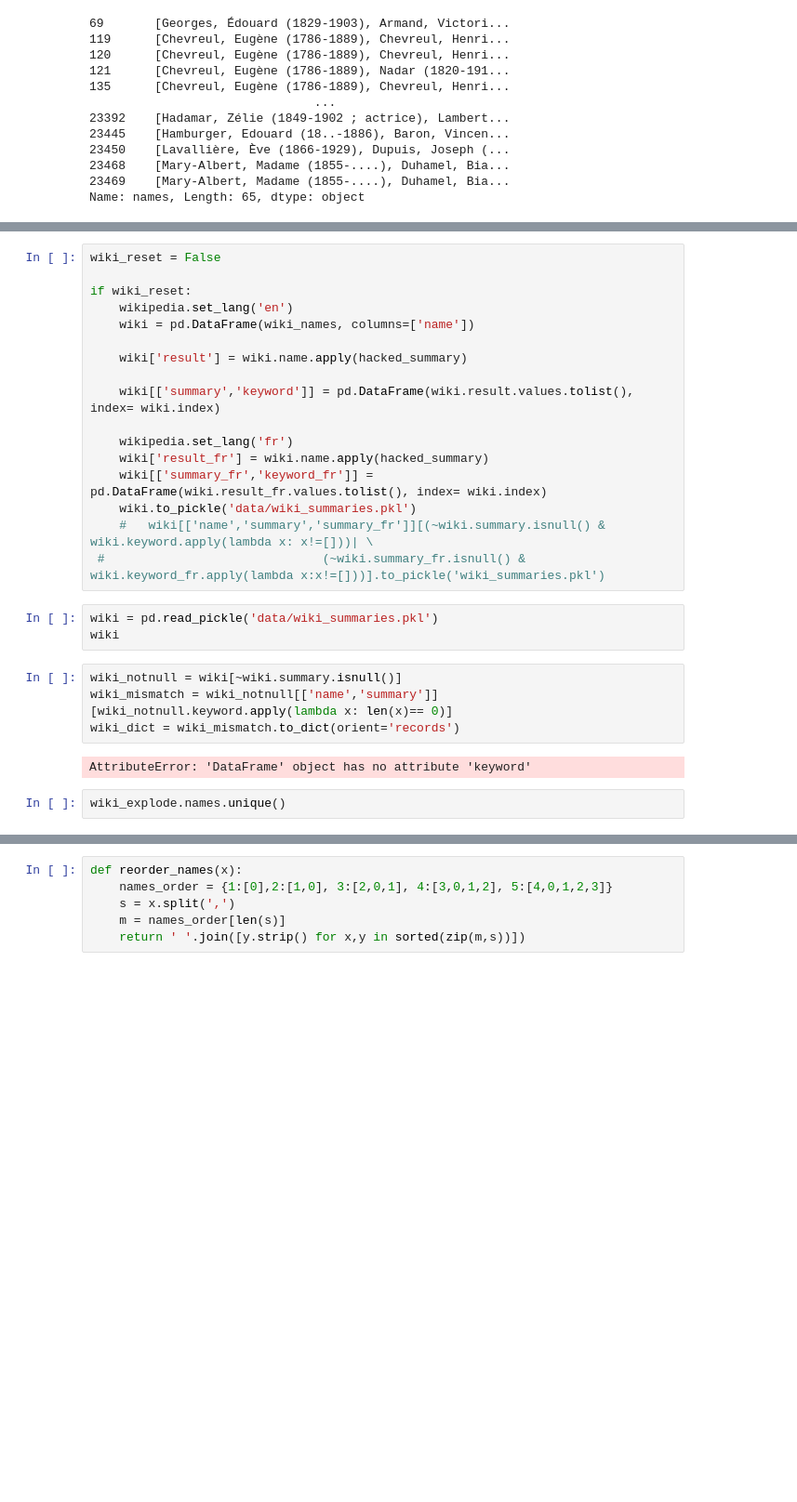
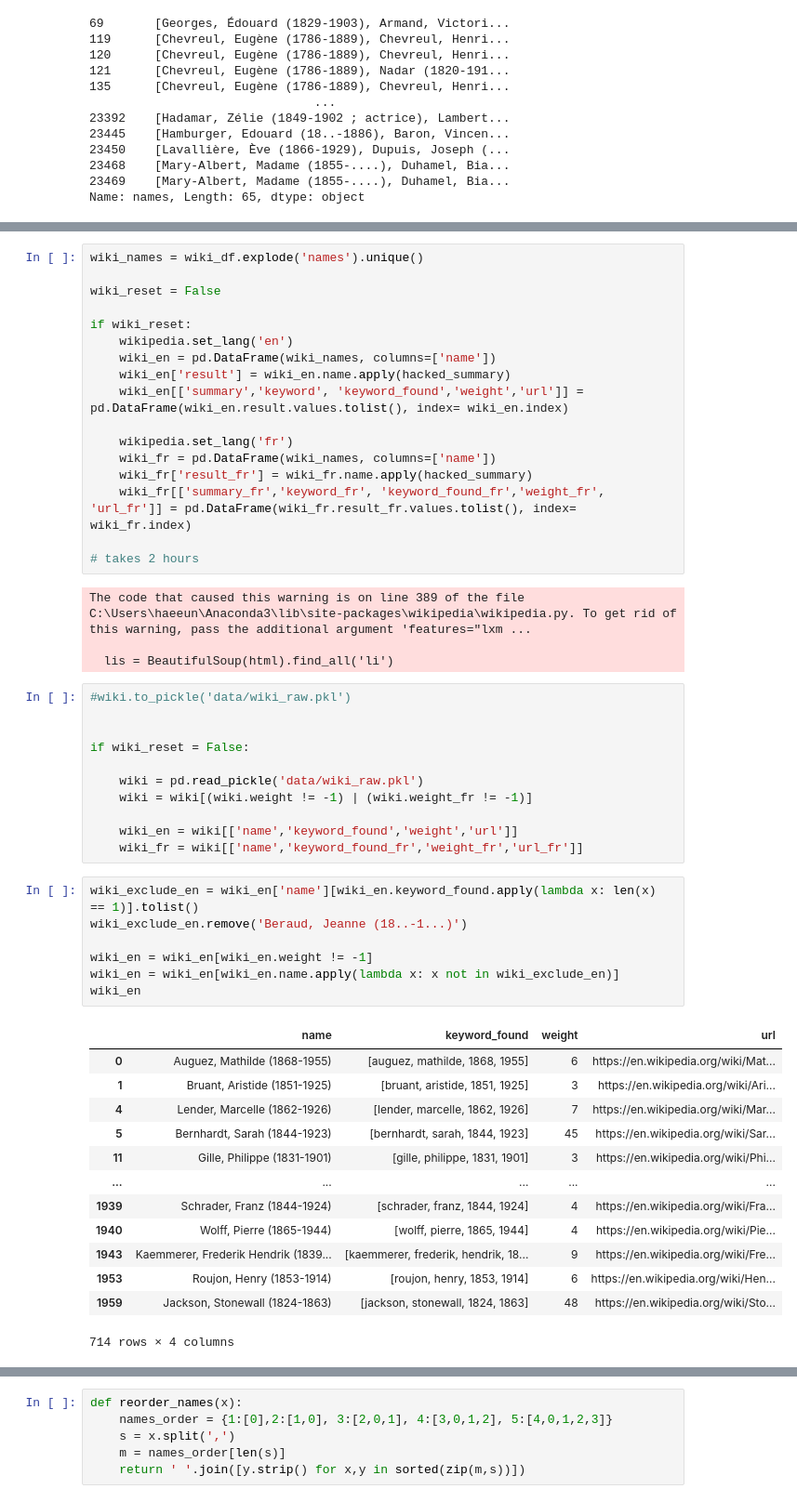
Before and after one commit to liabifano/humans-of-paris-1900, a Jupyter notebook: notebooks/get_tags.ipynb, the cells around one changed output, grey strips where cells are left out. Shown at 93% size. Saved outputs shown, nothing was run; the diff lists cells and outputs as text; blank space fills up the shorter version.

Commit message:
tag wiki description done

```diff
--- a/notebooks/get_tags.ipynb
+++ b/notebooks/get_tags.ipynb
@@ -524,28 +508,53 @@ def hacked_summary(x):
 # %%
+wiki_names = wiki_df.explode('names').unique()
+
 wiki_reset = False
 
 if wiki_reset:
     wikipedia.set_lang('en')
-    wiki = pd.DataFrame(wiki_names, columns=['name'])
-
-    wiki['result'] = wiki.name.apply(hacked_summary)
-
-    wiki[['summary','keyword']] = pd.DataFrame(wiki.result.values.tolist(), index= wiki.index)
+    wiki_en = pd.DataFrame(wiki_names, columns=['name'])
+    wiki_en['result'] = wiki_en.name.apply(hacked_summary)
+    wiki_en[['summary','keyword', 'keyword_found','weight','url']] = pd.DataFrame(wiki_en.result.values.tolist(), index= wiki_en.index)
 
     wikipedia.set_lang('fr')
-    wiki['result_fr'] = wiki.name.apply(hacked_summary)
-    wiki[['summary_fr','keyword_fr']] = pd.DataFrame(wiki.result_fr.values.tolist(), index= wiki.index)
-    wiki.to_pickle('data/wiki_summaries.pkl')
-    #   wiki[['name','summary','summary_fr']][(~wiki.summary.isnull() & wiki.keyword.apply(lambda x: x!=[]))| \
- #                              (~wiki.summary_fr.isnull() & wiki.keyword_fr.apply(lambda x:x!=[]))].to_pickle('wiki_summaries.pkl')
+    wiki_fr = pd.DataFrame(wiki_names, columns=['name'])
+    wiki_fr['result_fr'] = wiki_fr.name.apply(hacked_summary)
+    wiki_fr[['summary_fr','keyword_fr', 'keyword_found_fr','weight_fr', 'url_fr']] = pd.DataFrame(wiki_fr.result_fr.values.tolist(), index= wiki_fr.index)
+
+# takes 2 hours
+# %% [output]
+The code that caused this warning is on line 389 of the file C:\Users\haeeun\Anaconda3\lib\site-packages\wikipedia\wikipedia.py. To get rid of this warning, pass the additional argument 'features="lxm ...
+
+  lis = BeautifulSoup(html).find_all('li')
-# %%
-wiki = pd.read_pickle('data/wiki_summaries.pkl')
-wiki
-# %%
-wiki_notnull = wiki[~wiki.summary.isnull()]
-wiki_mismatch = wiki_notnull[['name','summary']][wiki_notnull.keyword.apply(lambda x: len(x)== 0)]
-wiki_dict = wiki_mismatch.to_dict(orient='records')
-# %% [output]
-AttributeError: 'DataFrame' object has no attribute 'keyword'
-# %%
-wiki_explode.names.unique()
+# %%
+#wiki.to_pickle('data/wiki_raw.pkl')
+
+
+if wiki_reset = False:
+
+    wiki = pd.read_pickle('data/wiki_raw.pkl')
+    wiki = wiki[(wiki.weight != -1) | (wiki.weight_fr != -1)]
+
+    wiki_en = wiki[['name','keyword_found','weight','url']]
+    wiki_fr = wiki[['name','keyword_found_fr','weight_fr','url_fr']]
+# %%
+wiki_exclude_en = wiki_en['name'][wiki_en.keyword_found.apply(lambda x: len(x) == 1)].tolist()
+wiki_exclude_en.remove('Beraud, Jeanne (18..-1...)')
+
+wiki_en = wiki_en[wiki_en.weight != -1]
+wiki_en = wiki_en[wiki_en.name.apply(lambda x: x not in wiki_exclude_en)]
+wiki_en
+# %% [output]
+|  | name | keyword_found | weight | url |
+| 0 | Auguez, Mathilde (1868-1955) | [auguez, mathilde, 1868, 1955] | 6 | https://en.wikipedia.org/wiki/Mat... |
+| 1 | Bruant, Aristide (1851-1925) | [bruant, aristide, 1851, 1925] | 3 | https://en.wikipedia.org/wiki/Ari... |
+| 4 | Lender, Marcelle (1862-1926) | [lender, marcelle, 1862, 1926] | 7 | https://en.wikipedia.org/wiki/Mar... |
+| 5 | Bernhardt, Sarah (1844-1923) | [bernhardt, sarah, 1844, 1923] | 45 | https://en.wikipedia.org/wiki/Sar... |
+| 11 | Gille, Philippe (1831-1901) | [gille, philippe, 1831, 1901] | 3 | https://en.wikipedia.org/wiki/Phi... |
+| ... | ... | ... | ... | ... |
+| 1939 | Schrader, Franz (1844-1924) | [schrader, franz, 1844, 1924] | 4 | https://en.wikipedia.org/wiki/Fra... |
+| 1940 | Wolff, Pierre (1865-1944) | [wolff, pierre, 1865, 1944] | 4 | https://en.wikipedia.org/wiki/Pie... |
+| 1943 | Kaemmerer, Frederik Hendrik (1839... | [kaemmerer, frederik, hendrik, 18... | 9 | https://en.wikipedia.org/wiki/Fre... |
+| 1953 | Roujon, Henry (1853-1914) | [roujon, henry, 1853, 1914] | 6 | https://en.wikipedia.org/wiki/Hen... |
+| 1959 | Jackson, Stonewall (1824-1863) | [jackson, stonewall, 1824, 1863] | 48 | https://en.wikipedia.org/wiki/Sto... |
+714 rows × 4 columns
```
Also changed, not shown: parts of 15 cells of this notebook, 4 other files.
